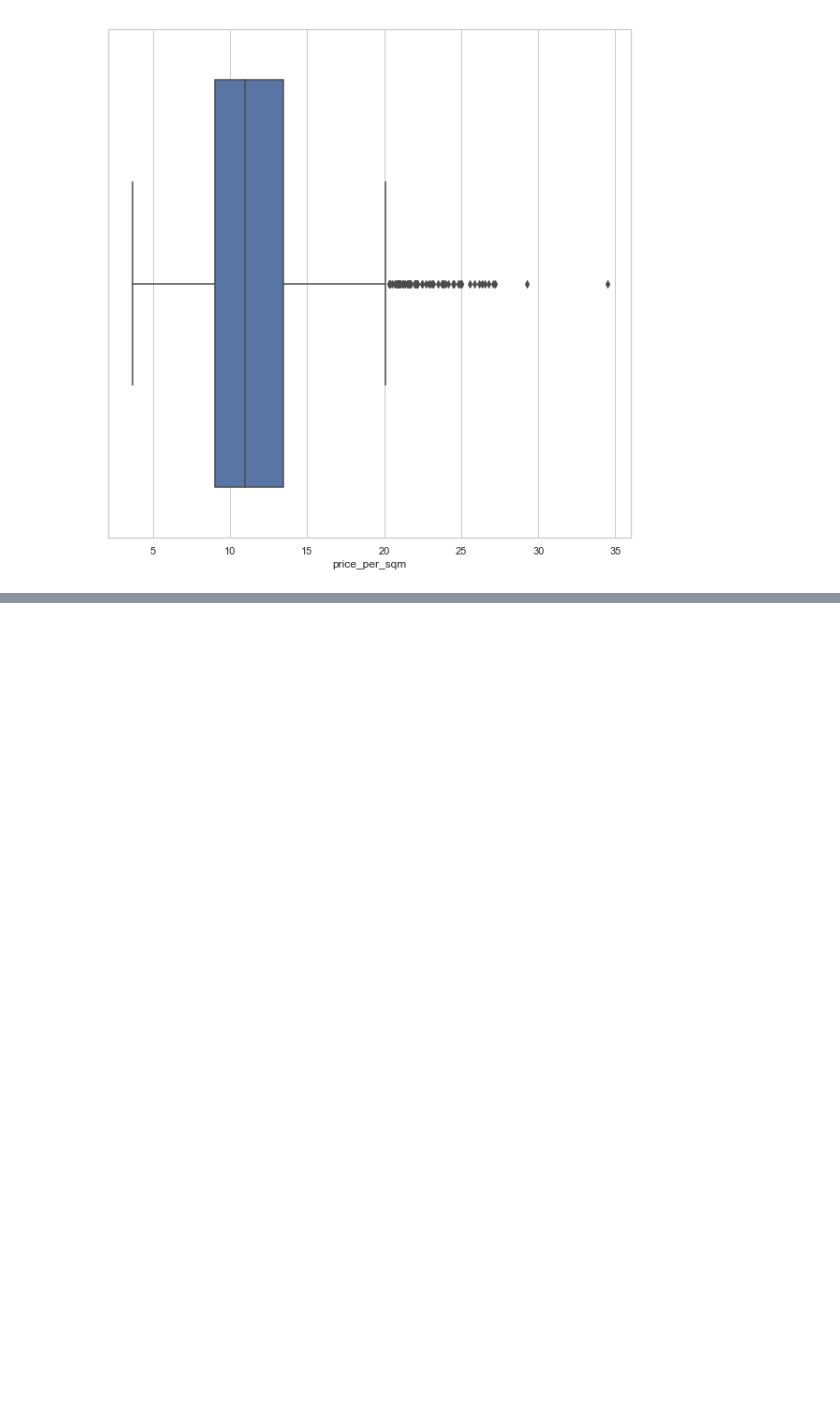
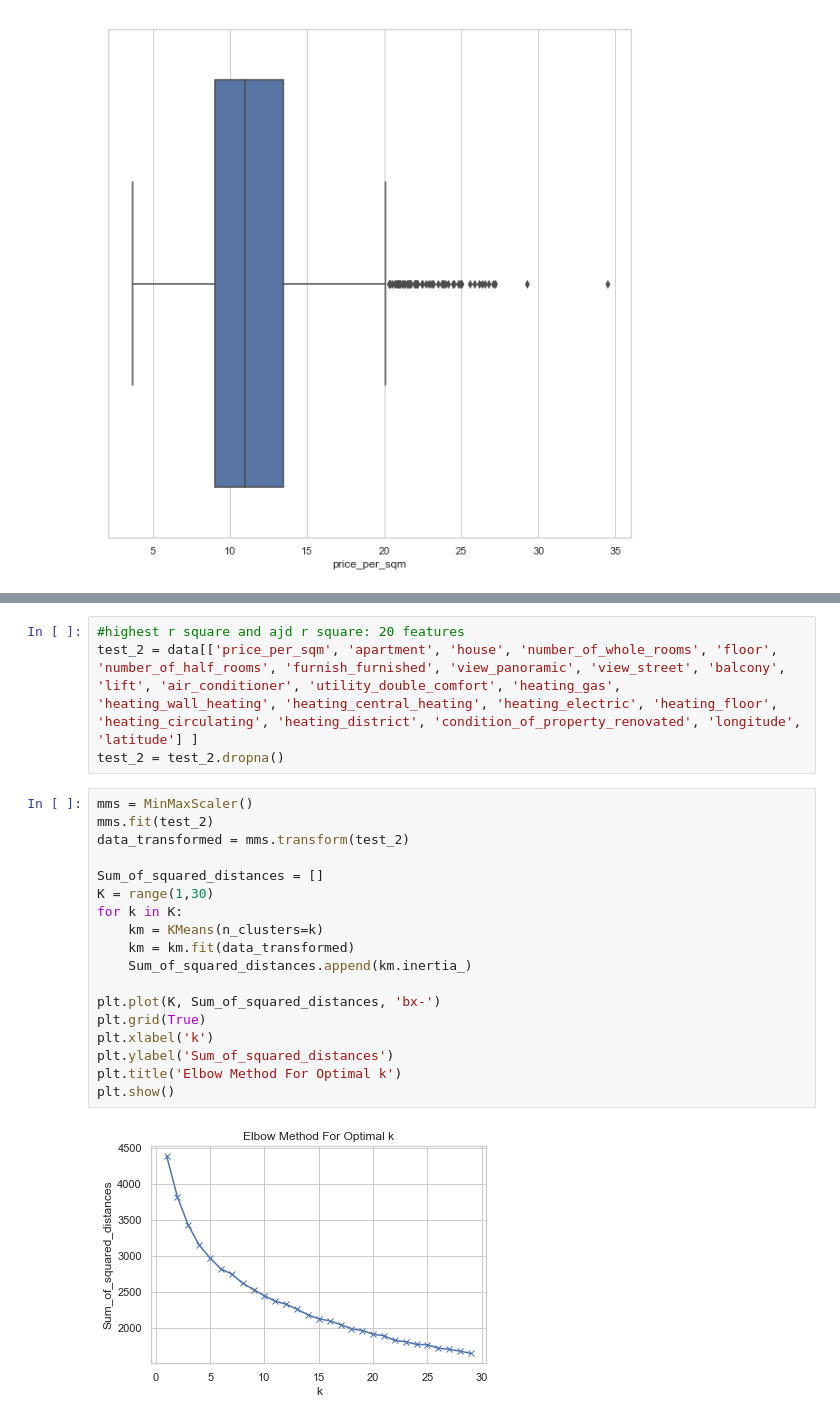
Before and after one commit to tianshan7777/4thYearProject, a Jupyter notebook: notebook/cluster_kmeans.ipynb, the cells around one changed output, grey strips where cells are left out. Cells and saved outputs as stored; diff of their text form; blank space fills up the shorter version.

```diff
--- a/notebook/cluster_kmeans.ipynb
+++ b/notebook/cluster_kmeans.ipynb
@@ -136,0 +138,24 @@ plt.show()
+# %%
+#highest r square and ajd r square: 20 features
+test_2 = data[['price_per_sqm', 'apartment', 'house', 'number_of_whole_rooms', 'floor', 'number_of_half_rooms', 'furnish_furnished', 'view_panoramic', 'view_street', 'balcony', 'lift', 'air_conditioner', 'utility_double_comfort', 'heating_gas', 'heating_wall_heating', 'heating_central_heating', 'heating_electric', 'heating_floor', 'heating_circulating', 'heating_district', 'condition_of_property_renovated', 'longitude', 'latitude'] ]
+test_2 = test_2.dropna()
+# %%
+mms = MinMaxScaler()
+mms.fit(test_2)
+data_transformed = mms.transform(test_2)
+
+Sum_of_squared_distances = []
+K = range(1,30)
+for k in K:
+    km = KMeans(n_clusters=k)
+    km = km.fit(data_transformed)
+    Sum_of_squared_distances.append(km.inertia_)
+
+plt.plot(K, Sum_of_squared_distances, 'bx-')
+plt.grid(True)
+plt.xlabel('k')
+plt.ylabel('Sum_of_squared_distances')
+plt.title('Elbow Method For Optimal k')
+plt.show()
+# %% [output]
+[figure, added]
```
Also changed, not shown: parts of 16 cells of this notebook, 35 other files.
